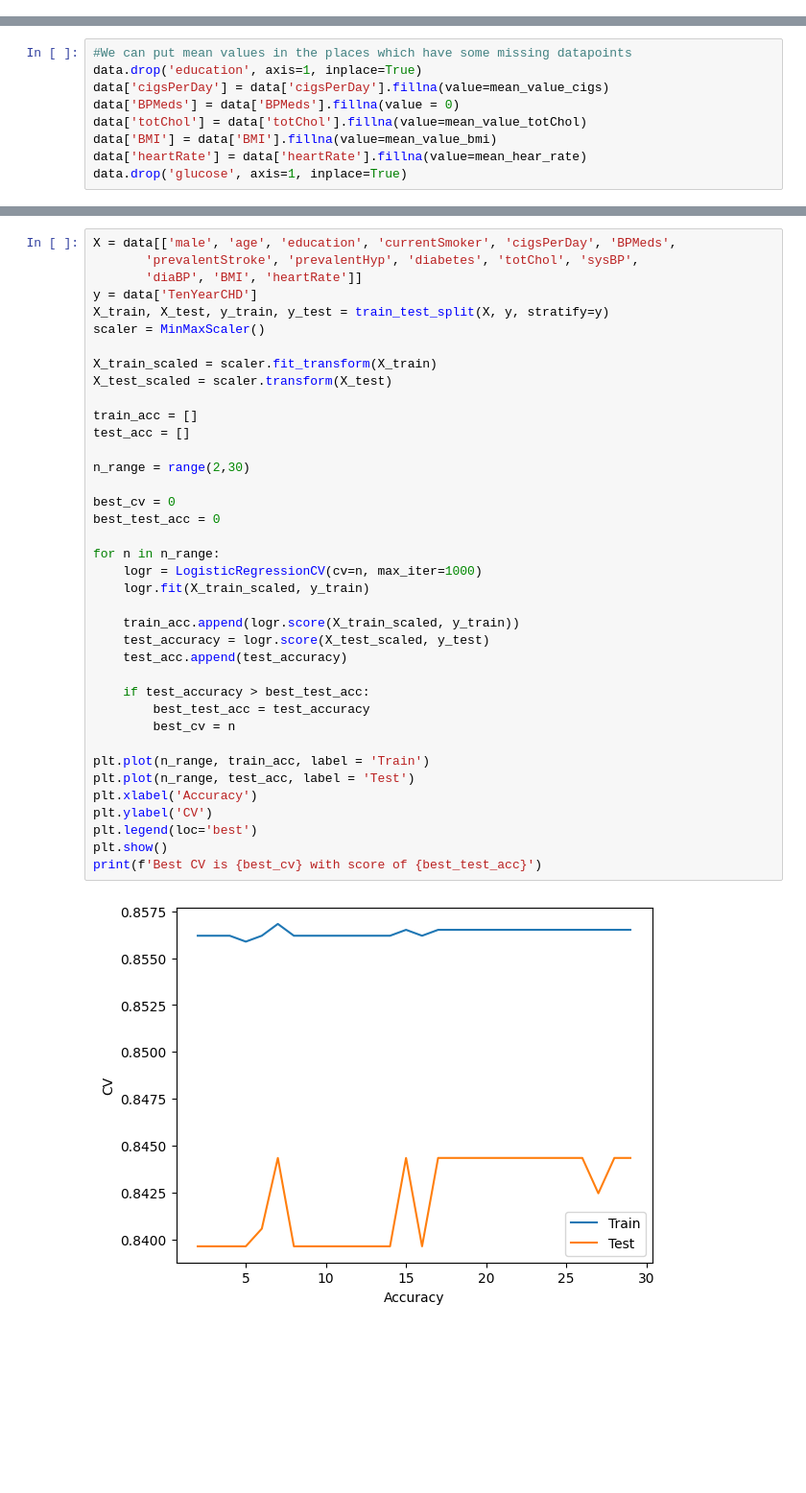
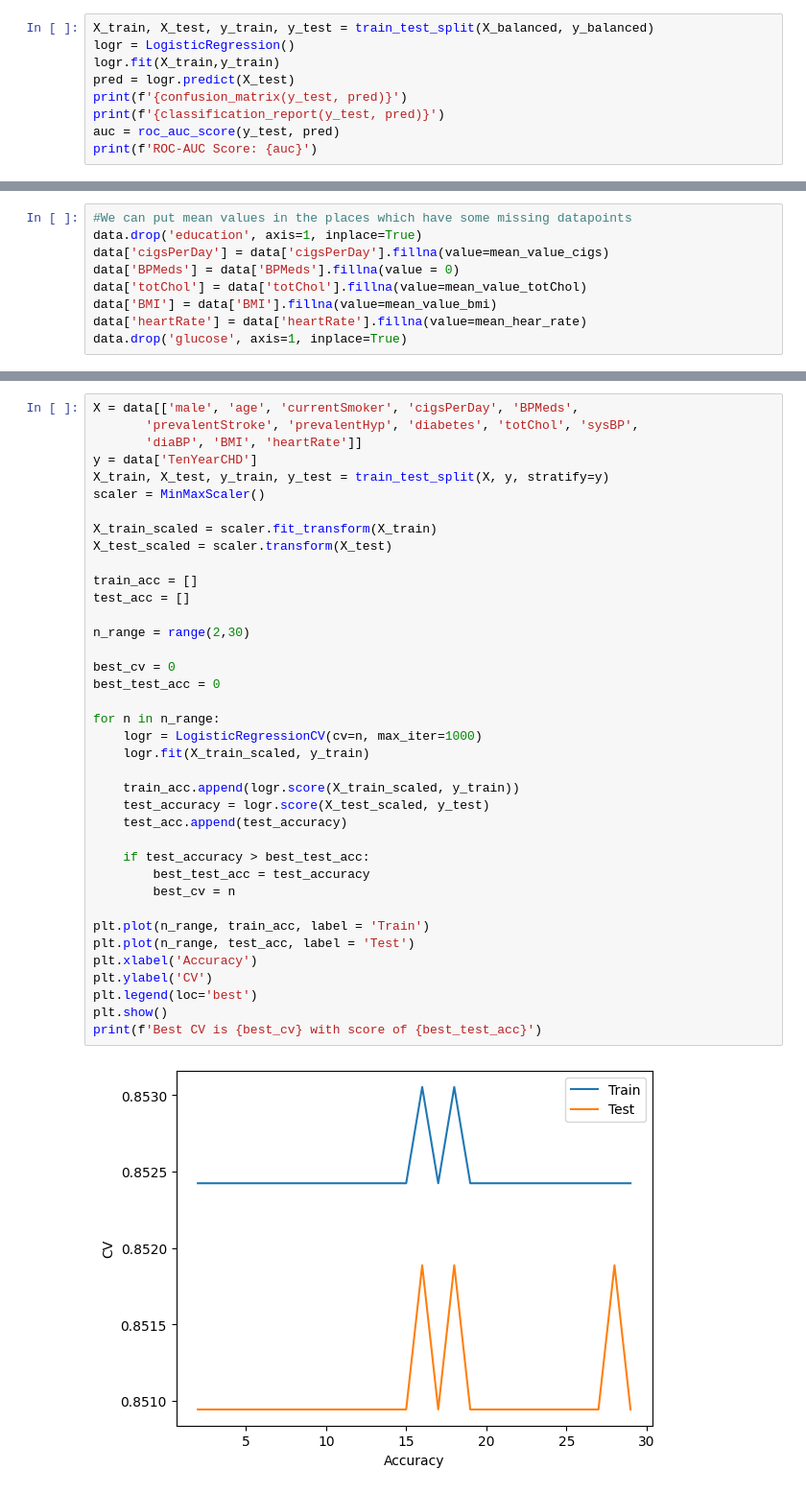
Before and after one commit to Szafranerio/Machine-Learning, a Jupyter notebook: Logistic-Regression/Logistic Regression InDepth.ipynb, the cells around one changed output, grey strips where cells are left out. Shown: that part at 96% size. Drawn from its saved outputs; the diff is of its cells as text; blank space fills up the shorter version.

Commit message:
update logr

```diff
--- a/Logistic-Regression/Logistic Regression InDepth.ipynb
+++ b/Logistic-Regression/Logistic Regression InDepth.ipynb
@@ -220,3 +214,12 @@ data.head()
 | 2 | 0.038501 | 1.106842 | 0.498605 | -2.839004 | -3.086502 | 0.753736 | 1.746154 | 1.452008 | -2.833326 | ... |
 | 3 | 1.468521 | 1.004174 | 0.510276 | -0.251417 | 3.146824 | 0.877351 | -0.300327 | -0.073444 | 0.356724 | ... |
 | 4 | 2.932286 | 3.761785 | 0.777972 | -2.891083 | -1.699752 | -0.170747 | -3.071151 | 5.104681 | -0.483350 | ... |
+# %%
+X_train, X_test, y_train, y_test = train_test_split(X_balanced, y_balanced)
+logr = LogisticRegression()
+logr.fit(X_train,y_train)
+pred = logr.predict(X_test)
+print(f'{confusion_matrix(y_test, pred)}')
+print(f'{classification_report(y_test, pred)}')
+auc = roc_auc_score(y_test, pred)
+print(f'ROC-AUC Score: {auc}')
@@ -292,7 +301,7 @@ Index(['male', 'age', 'education', 'currentSmoker', 'cigsPerDay', 'BPMeds',
        'diaBP', 'BMI', 'heartRate', 'TenYearCHD'],
       dtype='object')
 # %%
-X = data[['male', 'age', 'education', 'currentSmoker', 'cigsPerDay', 'BPMeds',
+X = data[['male', 'age', 'currentSmoker', 'cigsPerDay', 'BPMeds',
        'prevalentStroke', 'prevalentHyp', 'diabetes', 'totChol', 'sysBP',
        'diaBP', 'BMI', 'heartRate']]
 y = data['TenYearCHD']
@@ -303,31 +312,31 @@ X_train_scaled = scaler.fit_transform(X_train)
 X_test_scaled = scaler.transform(X_test)
 
 train_acc = []
 test_acc = []
 
 n_range = range(2,30)
 
 best_cv = 0
 best_test_acc = 0
 
 for n in n_range:
     logr = LogisticRegressionCV(cv=n, max_iter=1000)
     logr.fit(X_train_scaled, y_train)
 
     train_acc.append(logr.score(X_train_scaled, y_train))
     test_accuracy = logr.score(X_test_scaled, y_test)
     test_acc.append(test_accuracy)
 
     if test_accuracy > best_test_acc:
         best_test_acc = test_accuracy
         best_cv = n
 
 plt.plot(n_range, train_acc, label = 'Train')
 plt.plot(n_range, test_acc, label = 'Test')
 plt.xlabel('Accuracy')
 plt.ylabel('CV')
 plt.legend(loc='best')
 plt.show()
 print(f'Best CV is {best_cv} with score of {best_test_acc}')
 # %% [output]
-[figure, old version]
+[figure, new version]
```
Also changed, not shown: parts of 18 cells of this notebook.
